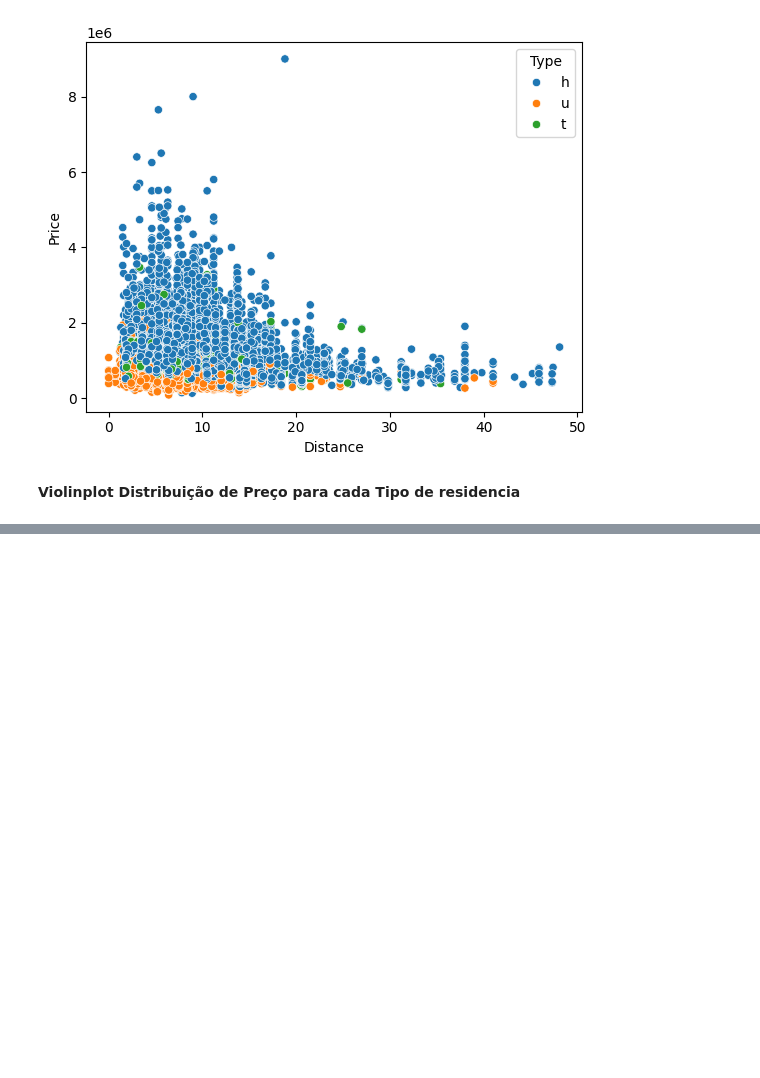
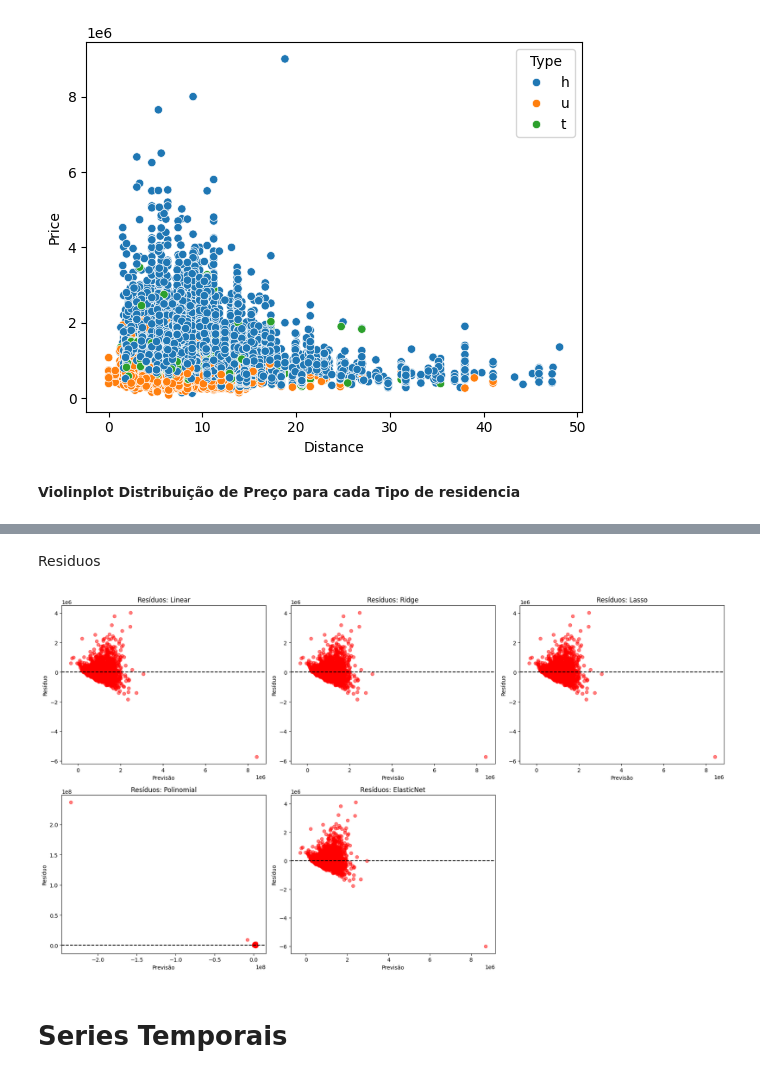
Before and after one commit to GaBevilacqua/CD, a Jupyter notebook: Melbourne.ipynb, the cells around one changed output, grey strips where cells are left out. Cells and saved outputs as stored; diff of their text form; code cells hidden in the pictures; blank space fills up the shorter version.

```diff
--- a/Melbourne.ipynb
+++ b/Melbourne.ipynb
@@ -289,0 +364,23 @@ sns.scatterplot(data=df, x='Distance', y='Price', hue='Type')
+# %% [markdown]
+Residuos
+# %%
+fig, axes = plt.subplots(2, 3, figsize=(18, 10))
+axes = axes.ravel()
+
+for i, (name, model) in enumerate(models.items()):
+    y_pred = model.predict(X_test)
+    residuals = y_test - y_pred
+
+    axes[i].scatter(y_pred, residuals, alpha=0.5, color='red')
+    axes[i].axhline(y=0, color='k', linestyle='--')
+    axes[i].set_title(f'Resíduos: {name}')
+    axes[i].set_xlabel('Previsão')
+    axes[i].set_ylabel('Resíduo')
+
+fig.delaxes(axes[-1])
+plt.tight_layout()
+plt.show()
+# %% [output]
+[figure, added]
+# %% [markdown]
+# Series Temporais
```
Also changed, not shown: parts of 11 cells of this notebook.
